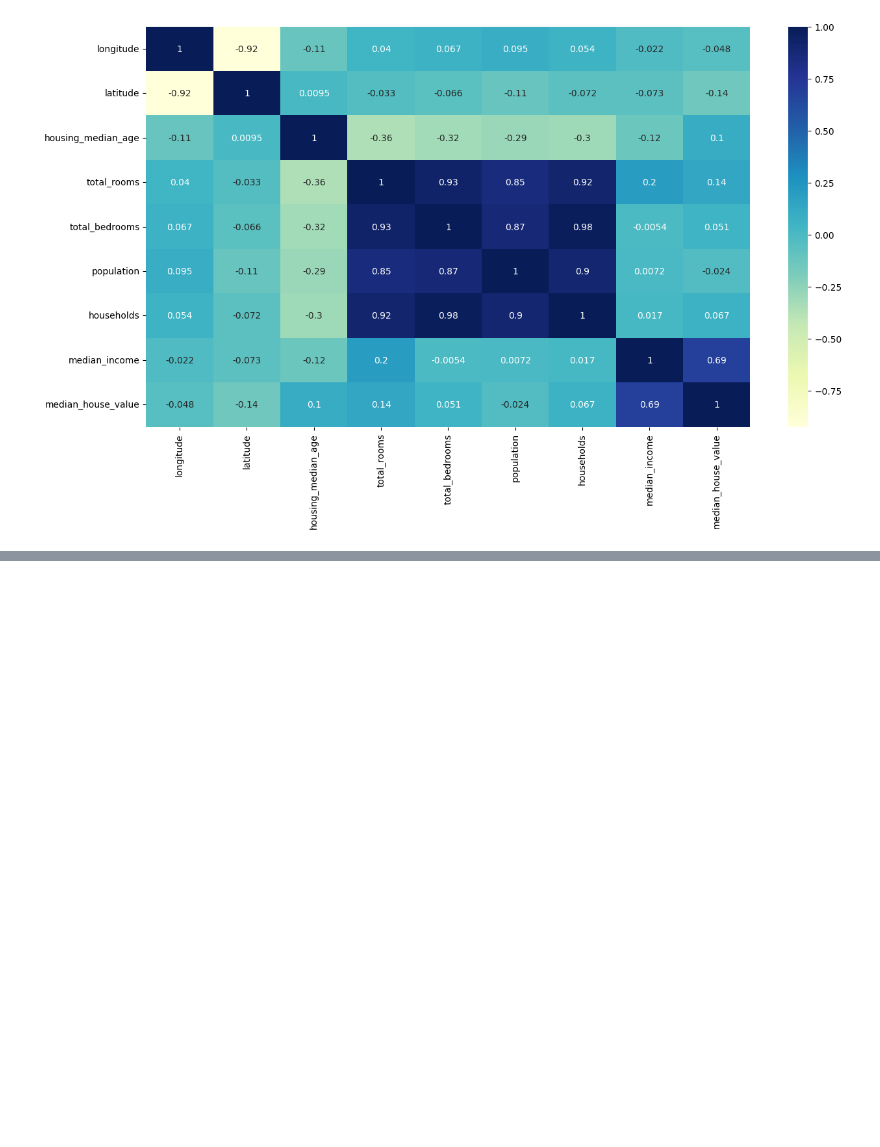
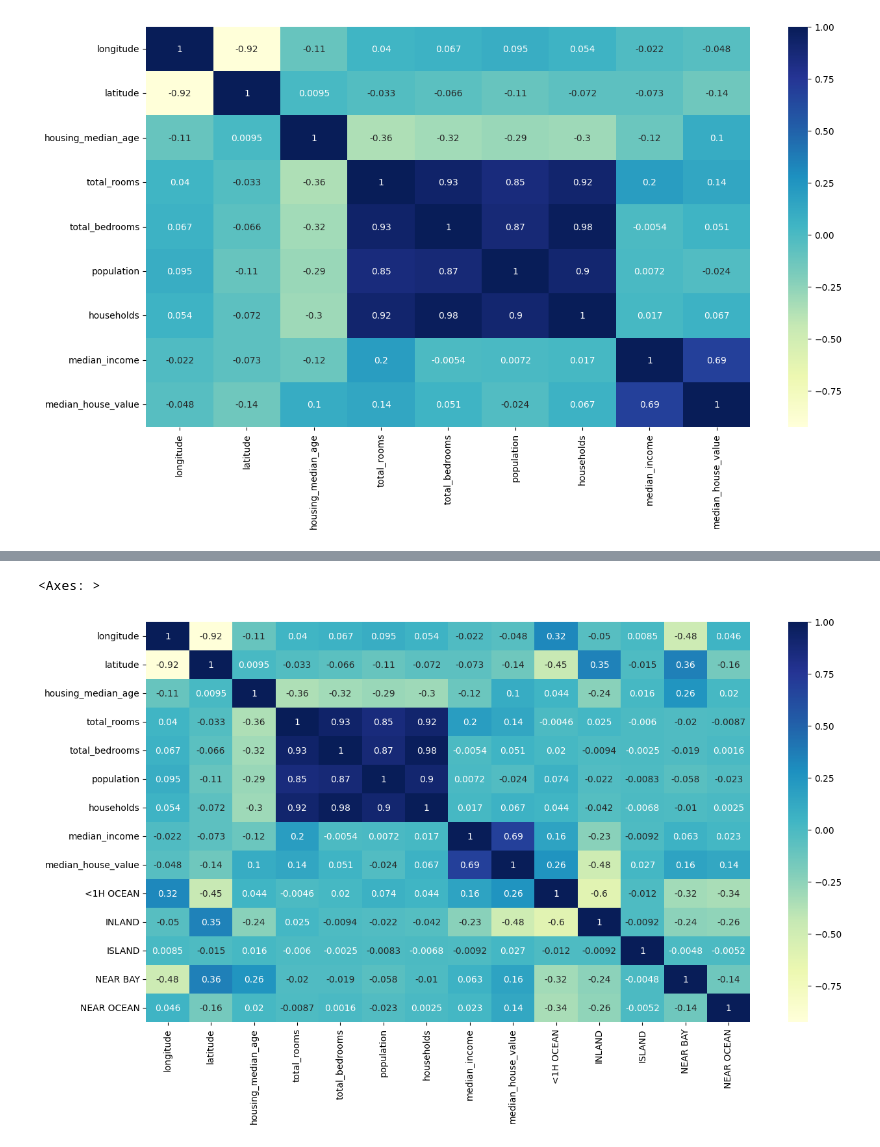
Before and after one commit to QAV-T/House-Price-Prediction, a Jupyter notebook: jupyter_notebooks/01-Data_Preparation.ipynb, the cells around one changed output, grey strips where cells are left out. Saved outputs shown, nothing was run; the diff lists cells and outputs as text; code cells hidden in the pictures; blank space fills up the shorter version.

```diff
--- a/jupyter_notebooks/01-Data_Preparation.ipynb
+++ b/jupyter_notebooks/01-Data_Preparation.ipynb
@@ -111,0 +110,6 @@ array([[<Axes: title={'center': 'longitude'}>,
+# %%
+# Re-import the data to include 'ocean_proximity' column
+train_data = x_train.join(y_train)
+
+# Count the values in 'ocean_proximity' column
+train_data.ocean_proximity.value_counts()
@@ -111,0 +172,8 @@ array([[<Axes: title={'center': 'longitude'}>,
+# %%
+train_data = train_data.join(pd.get_dummies(train_data.ocean_proximity)).drop('ocean_proximity', axis=1)
+# %%
+plt.figure(figsize=(15, 8))
+sns.heatmap(train_data.corr(), annot=True, cmap='YlGnBu')
+# %% [output]
+<Axes: >
+[figure, added]
```
Also changed, not shown: parts of 7 cells of this notebook.
